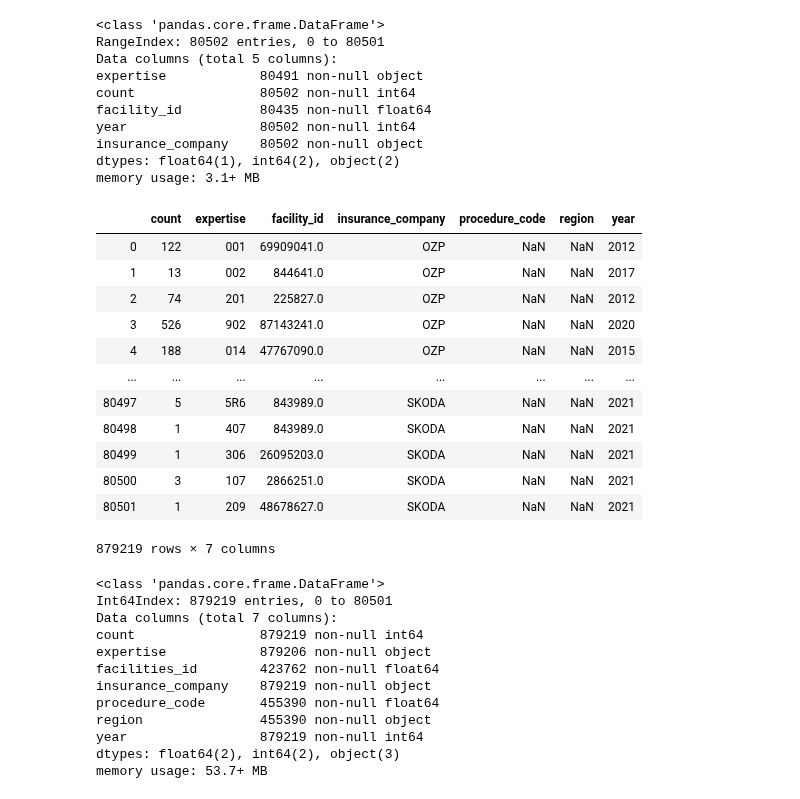
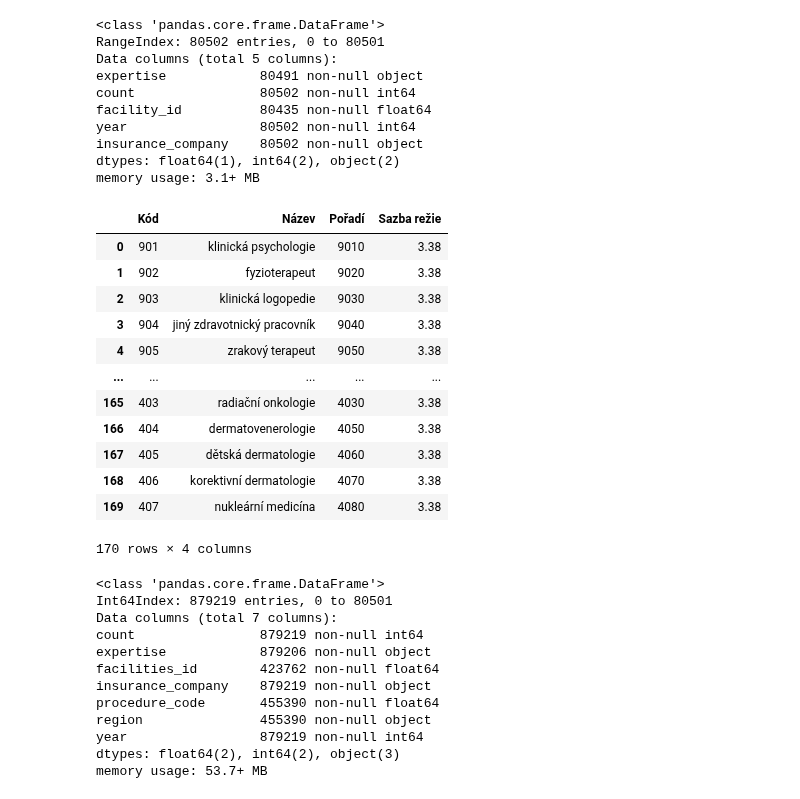
Before and after one commit to opendatalabcz/mapa-zdravi, a Jupyter notebook: src/scripts/ins_parsing.ipynb, the cells around one changed output. Saved outputs shown, nothing was run; the diff lists cells and outputs as text; code cells hidden in the pictures.

```diff
--- a/src/scripts/ins_parsing.ipynb
+++ b/src/scripts/ins_parsing.ipynb
@@ -75,21 +75,21 @@ memory usage: 3.1+ MB
 # %%
 codes = pd.read_excel(PATH_RAW+'ic/codes.xlsx')
 
-insurance_companies
+codes
 # %% [output]
-|  | count | expertise | facility_id | insurance_company | procedure_code | region | year |
-| 0 | 122 | 001 | 69909041.0 | OZP | NaN | NaN | 2012 |
-| 1 | 13 | 002 | 844641.0 | OZP | NaN | NaN | 2017 |
-| 2 | 74 | 201 | 225827.0 | OZP | NaN | NaN | 2012 |
-| 3 | 526 | 902 | 87143241.0 | OZP | NaN | NaN | 2020 |
-| 4 | 188 | 014 | 47767090.0 | OZP | NaN | NaN | 2015 |
-| ... | ... | ... | ... | ... | ... | ... | ... |
-| 80497 | 5 | 5R6 | 843989.0 | SKODA | NaN | NaN | 2021 |
-| 80498 | 1 | 407 | 843989.0 | SKODA | NaN | NaN | 2021 |
-| 80499 | 1 | 306 | 26095203.0 | SKODA | NaN | NaN | 2021 |
-| 80500 | 3 | 107 | 2866251.0 | SKODA | NaN | NaN | 2021 |
-| 80501 | 1 | 209 | 48678627.0 | SKODA | NaN | NaN | 2021 |
+|  | Kód | Název | Pořadí | Sazba režie |
+| 0 | 901 | klinická psychologie | 9010 | 3.38 |
+| 1 | 902 | fyzioterapeut | 9020 | 3.38 |
+| 2 | 903 | klinická logopedie | 9030 | 3.38 |
+| 3 | 904 | jiný zdravotnický pracovník | 9040 | 3.38 |
+| 4 | 905 | zrakový terapeut | 9050 | 3.38 |
+| ... | ... | ... | ... | ... |
+| 165 | 403 | radiační onkologie | 4030 | 3.38 |
+| 166 | 404 | dermatovenerologie | 4050 | 3.38 |
+| 167 | 405 | dětská dermatologie | 4060 | 3.38 |
+| 168 | 406 | korektivní dermatologie | 4070 | 3.38 |
+| 169 | 407 | nukleární medicína | 4080 | 3.38 |
-879219 rows × 7 columns
+170 rows × 4 columns
 # %%
 insurance_companies.reset_index().to_feather(PATH_INTERMEDIATE+'insurance_companies.ftr')
 insurance_companies.info()
```
Also changed, not shown: parts of 7 cells of this notebook, 2 other files.
